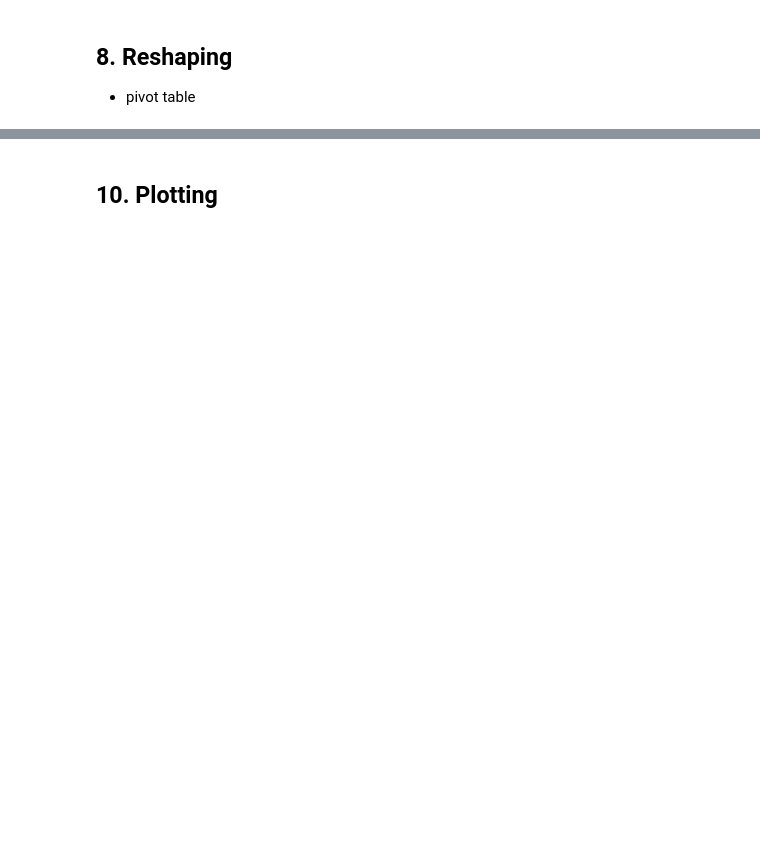
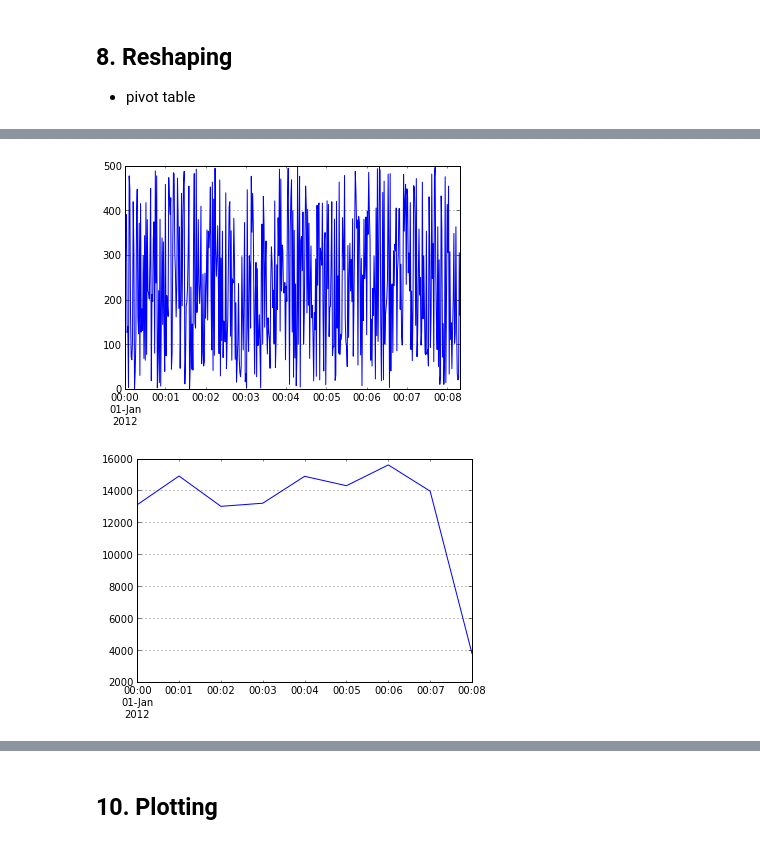
Before and after one commit to dolaameng/tutorials, a Jupyter notebook: ml-tutorials/BASIC_pandas_tutorial.ipynb, the cells around one changed output, grey strips where cells are left out. Saved outputs shown, nothing was run; the diff lists cells and outputs as text; code cells hidden in the pictures; blank space fills up the shorter version.

Commit message:
pandas plotting lib

```diff
--- a/ml-tutorials/BASIC_pandas_tutorial.ipynb
+++ b/ml-tutorials/BASIC_pandas_tutorial.ipynb
@@ -743,0 +754,12 @@ two    0.515054 -0.430496  0.515054 -1.258638  0.515054  0.397646
+# %%
+rng = pd.date_range('1/1/2012', periods=500, freq='S', ) ## periods and freq
+ts = pd.Series(randint(0, 500, len(rng)), index = rng)
+ts.plot()
+print '\n>> time series with frequence = sencond >>'
+print ts
+tts = ts.resample('1Min', how='sum') ## default how = 'mean', which is downsampling
+figure()
+tts.plot()
+print '\n>> time series with frequence resampled at 1 min >>'
+print tts
+# %% [output]
@@ -743,0 +783,2 @@ two    0.515054 -0.430496  0.515054 -1.258638  0.515054  0.397646
+[figure, added]
+[figure, added]
```
Also changed, not shown: parts of 30 cells of this notebook, 1 other file.
